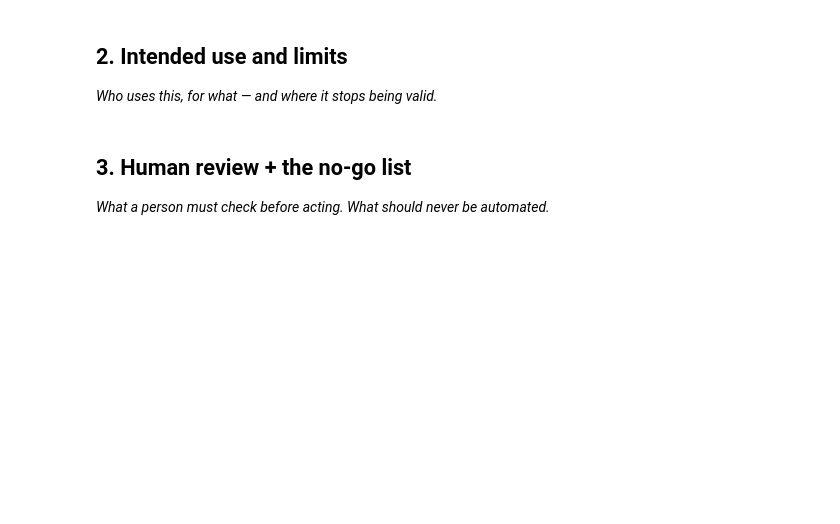
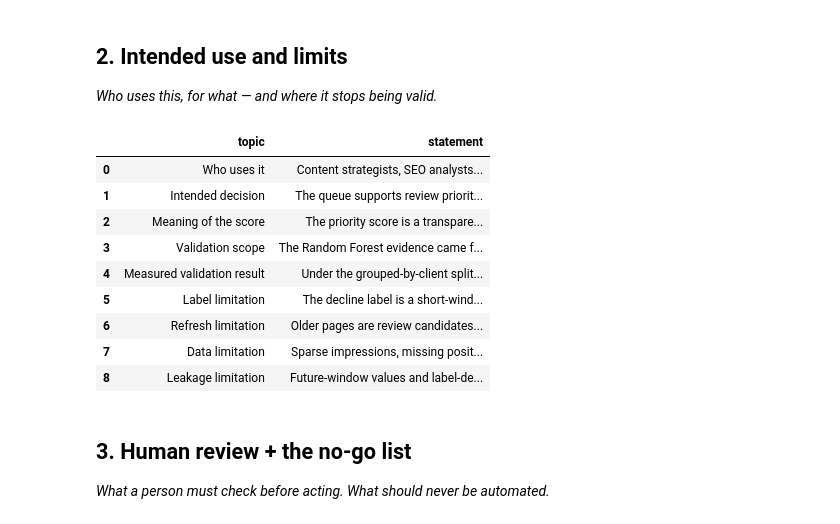
Before and after one commit to hajergafsi/flyrank-ml-internship-starter, a Jupyter notebook: work/notebooks/w07_action_playbook.ipynb, the cells around one changed output. Saved outputs shown, nothing was run; the diff lists cells and outputs as text; code cells hidden in the pictures; blank space fills up the shorter version.

```diff
--- a/work/notebooks/w07_action_playbook.ipynb
+++ b/work/notebooks/w07_action_playbook.ipynb
@@ -14,6 +274,87 @@ This skeleton is yours to fill. Work the sections **in order** — each one has
 ## 2. Intended use and limits
 
 *Who uses this, for what — and where it stops being valid.*
+# %%
+intended_use = pd.DataFrame(
+    [
+        {
+            "topic": "Who uses it",
+            "statement": (
+                "Content strategists, SEO analysts, and editorial reviewers use this queue "
+                "to decide which pages to inspect first."
+            ),
+        },
+        {
+            "topic": "Intended decision",
+            "statement": (
+                "The queue supports review prioritization. It does not automatically decide "
+                "what content should be changed."
+            ),
+        },
+        {
+            "topic": "Meaning of the score",
+            "statement": (
+                "The priority score is a transparent ranking heuristic based mainly on "
+                "impressions, position, and CTR. It is not a probability or guaranteed outcome."
+            ),
+        },
+        {
+            "topic": "Validation scope",
+            "statement": (
+                "The Random Forest evidence came from a March 2026 warehouse slice using "
+                "features before March 15, 2026 and a grouped-by-client validation split."
+            ),
+        },
+        {
+            "topic": "Measured validation result",
+            "statement": (
+                "Under the grouped-by-client split, the model reported ROC-AUC 0.7904, "
+                "average precision 0.4421, and precision@50 of 0.38 with a test base rate of 0.2323."
+            ),
+        },
+        {
+            "topic": "Label limitation",
+            "statement": (
+                "The decline label is a short-window impression-decline proxy. It is not "
+                "a complete measure of content quality, revenue, or business value."
+            ),
+        },
+        {
+            "topic": "Refresh limitation",
+            "statement": (
+                "Older pages are review candidates because freshness may be a directional "
+                "signal. The available evidence does not prove that refreshing a page causes lift."
+            ),
+        },
+        {
+            "topic": "Data limitation",
+            "statement": (
+                "Sparse impressions, missing position data, seasonality, technical problems, "
+                "tracking changes, and client differences can make a recommendation unreliable."
+            ),
+        },
+        {
+            "topic": "Leakage limitation",
+            "statement": (
+                "Future-window values and label-derived fields must not be used as features. "
+                "The leakage audit showed that doing so can inflate ROC-AUC from 0.7904 to 0.9474."
+            ),
+        },
+    ]
+)
+
+display(intended_use)
+# %% [output]
+|  | topic | statement |
+| 0 | Who uses it | Content strategists, SEO analysts... |
+| 1 | Intended decision | The queue supports review priorit... |
+| 2 | Meaning of the score | The priority score is a transpare... |
+| 3 | Validation scope | The Random Forest evidence came f... |
+| 4 | Measured validation result | Under the grouped-by-client split... |
+| 5 | Label limitation | The decline label is a short-wind... |
+| 6 | Refresh limitation | Older pages are review candidates... |
+| 7 | Data limitation | Sparse impressions, missing posit... |
+| 8 | Leakage limitation | Future-window values and label-de... |
 # %% [markdown]
 ## 3. Human review + the no-go list
 
```
Also changed, not shown: parts of 6 cells of this notebook.
